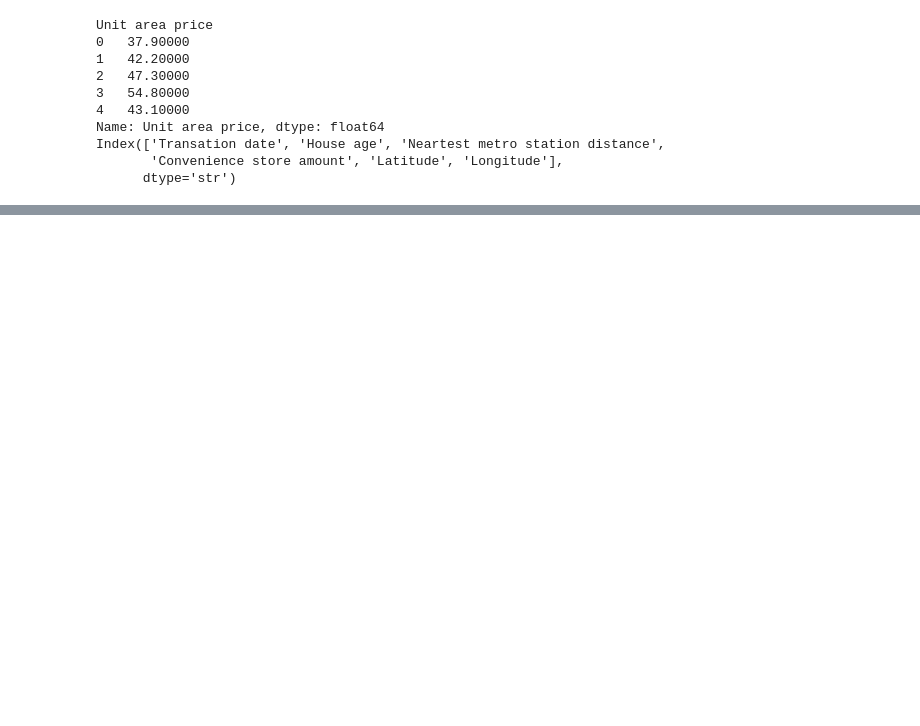
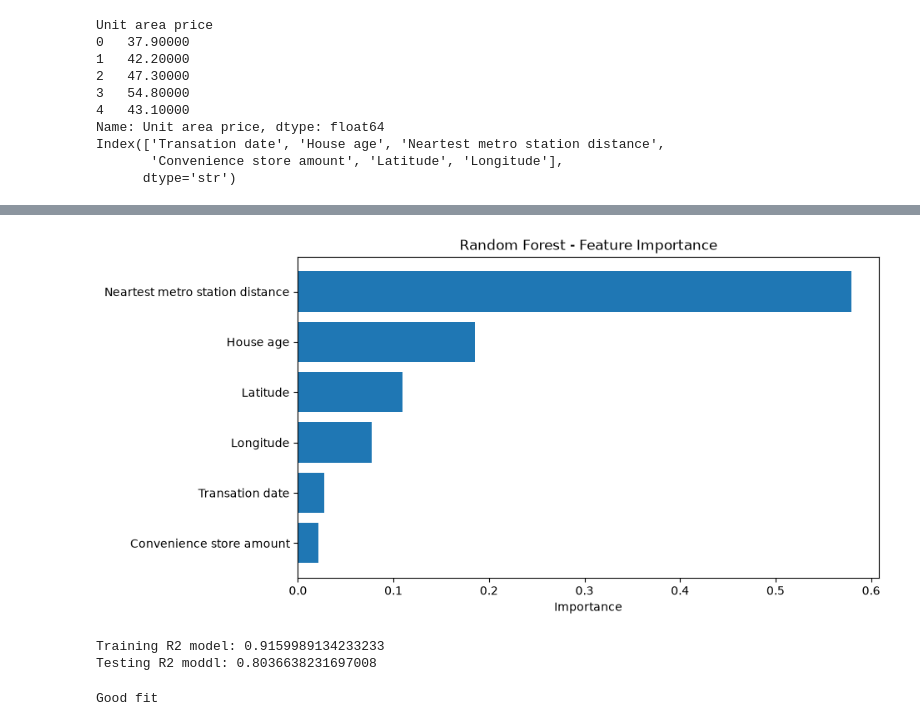
Before and after one commit to sba26097-ai/ML-CA_1, a Jupyter notebook: CA_1_ML.ipynb, the cells around one changed output, grey strips where cells are left out. Drawn from its saved outputs; the diff is of its cells as text; code cells hidden in the pictures; blank space fills up the shorter version.

```diff
--- a/CA_1_ML.ipynb
+++ b/CA_1_ML.ipynb
@@ -432,0 +728,26 @@ plt.show()
+# %%
+plt.figure(figsize=(9, 5))
+plt.barh(feature_importance['Feature'],feature_importance['Importance'])
+plt.xlabel('Importance')
+plt.title('Random Forest - Feature Importance')
+plt.gca().invert_yaxis()
+plt.show()
+# %% [output]
+[figure, added]
+# %%
+# generalization
+print("Training R2 model:", best_model_random.score(X_train, y_train))
+print("Testing R2 moddl:", r2_score(y_test, y_pred))
+# %% [output]
+Training R2 model: 0.9159989134233233
+Testing R2 moddl: 0.8036638231697008
+# %%
+# overlifting, good fit, underlifting
+if train_r2 > test_r2 + 0.15:
+    print("Possible overfitting")
+elif train_r2 < 0.60 and test_r2 < 0.60:
+    print("Possible underfitting")
+else:
+    print("Good fit")
+# %% [output]
+Good fit
```
Also changed, not shown: parts of 46 cells of this notebook.
